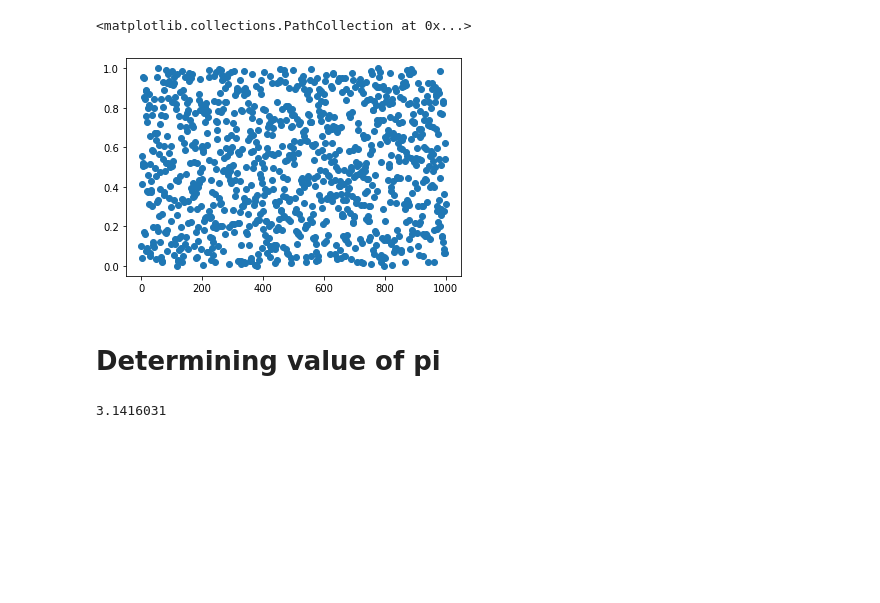
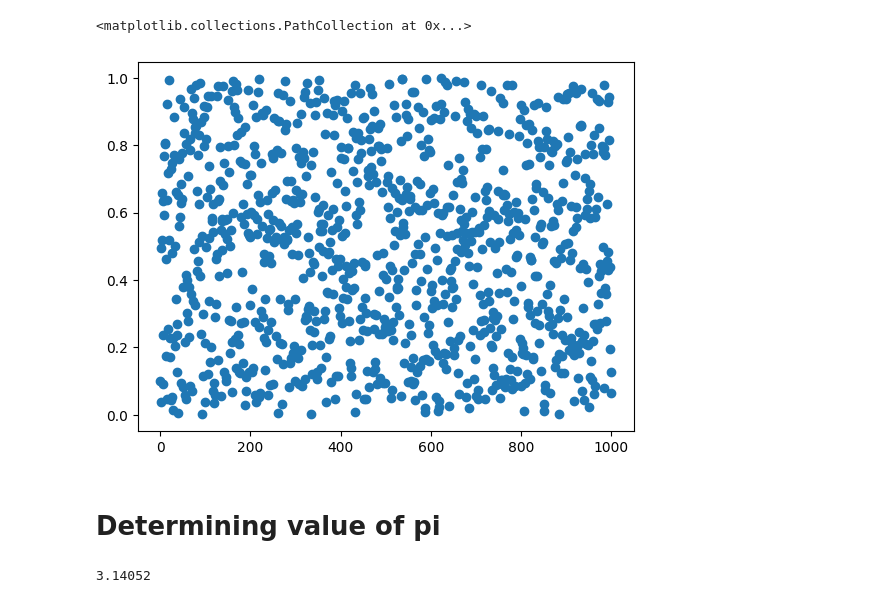
Before and after one commit to PeithonKing/comp_phys_P346, a Jupyter notebook: lab_11_08.ipynb, the cells around one changed output. Saved outputs shown, nothing was run; the diff lists cells and outputs as text; code cells hidden in the pictures; blank space fills up the shorter version.

```diff
--- a/lab_11_08.ipynb
+++ b/lab_11_08.ipynb
@@ -7,7 +5,10 @@ ImportError: cannot import name 'rand' from 'library.myrandom' (c:\Users\amukh\O
 # %%
 n = 100
-a = [0.1]
-for i in range(n): a.append(rand(a[-1]))
+seed = 0.1
+r = Random(seed = seed)
+a = [seed]
+for i in range(n):
+    a.append(r.LCG())
 plt.scatter(list(range(len(a))), a)
 # %% [output]
 <matplotlib.collections.PathCollection at 0x...>
@@ -15,32 +16,33 @@ plt.scatter(list(range(len(a))), a)
 # %%
 n = 1000
-a = [0.1]
+seed = 0.1
+r = Random(seed = seed)
+a = [seed]
 for i in range(n):
-    a.append(LCG(a[-1]))
+    a.append(r.LCG())
 plt.scatter(list(range(len(a))), a)
 # %% [output]
 <matplotlib.collections.PathCollection at 0x...>
-[figure, old version]
+[figure, new version]
 # %% [markdown]
 # Determining value of pi
 # %%
 # With Illustration
-seed = 0.1
+seed = 0.69
+r = Random(seed = seed)
 inside = []
 outside = []
-n = 10**7
+n = 10**5
 for i in tqdm(range(n)):
-    r1 = LCG(seed)
-    seed = r1
-    r2 = LCG(seed)
-    seed = r2
-    if (r1-0.5)**2 + (r2-0.5)**2 <= 3**-2:  # circle with radius = 1/3 and center at (0.5, 0.5)
+    r1 = r.LCG()
+    r2 = r.LCG()
+    if (r1-0.5)**2 + (r2-0.5)**2 <= 2**-2:  # circle with radius = 1/3 and center at (0.5, 0.5)
         inside.append([r1, r2])
     else:
         outside.append([r1, r2])
-print(len(inside)*9/n)
+print(len(inside)*4/n)
 # %% [output]
-3.1416031
+3.14052
 # %%
 inside_x, inside_y = zip(*inside)
 outside_x ,outside_y = zip(*outside)
```
Also changed, not shown: parts of 3 cells of this notebook, 20 other files.
